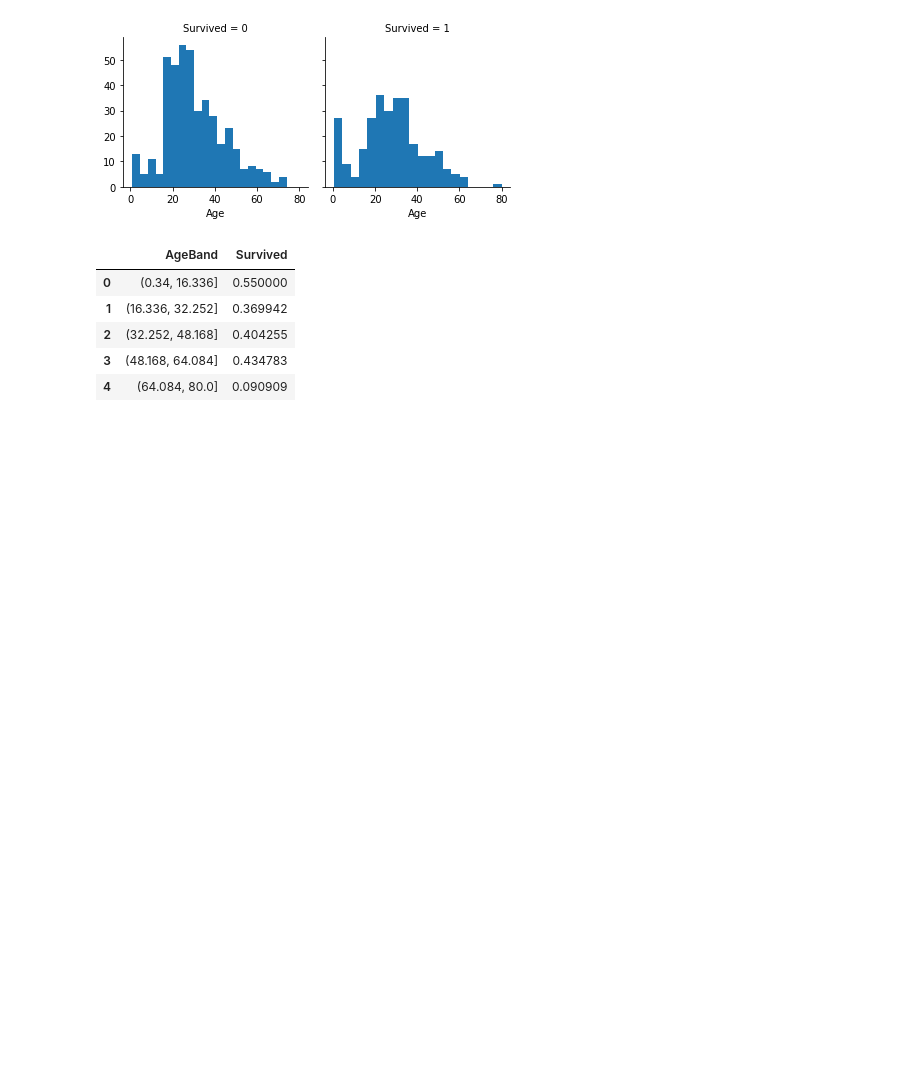
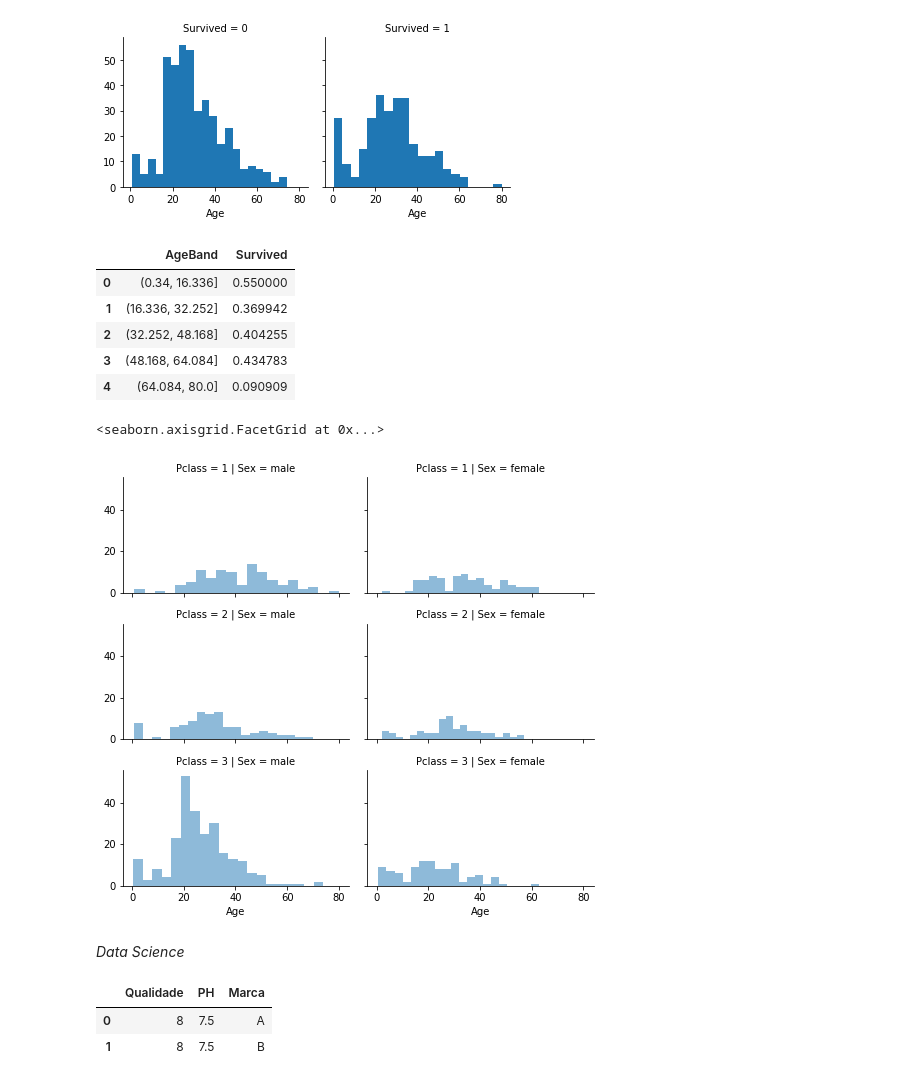
Before and after one commit to miguel-filho/Agente-Reativo-Baseado-em-Modelo, a Jupyter notebook: Trabalho_Numpy_Pandas_(Miguel).ipynb, the cells around one changed output. Saved outputs shown, nothing was run; the diff lists cells and outputs as text; code cells hidden in the pictures; blank space fills up the shorter version.

```diff
--- a/Trabalho_Numpy_Pandas_(Miguel).ipynb
+++ b/Trabalho_Numpy_Pandas_(Miguel).ipynb
@@ -452,3 +475,29 @@ train_df[['AgeBand', 'Survived']].groupby(['AgeBand'], as_index=False).mean().so
 | 2 | (32.252, 48.168] | 0.404255 |
 | 3 | (48.168, 64.084] | 0.434783 |
 | 4 | (64.084, 80.0] | 0.090909 |
+# %%
+# Correlação de recursos múltiplos
+# A taxa de sobrevivência de Pclass = 1 é maior, a taxa de sobrevivência de Pcclass = 3 é menor e o valor de Pclass é inversamente proporcional à idade.
+
+grid = sns.FacetGrid(train_df, row='Pclass', col='Sex', size=2.2, aspect=1.6)
+grid.map(plt.hist, 'Age', alpha=.5, bins=20)
+grid.add_legend()
+# %% [output]
+<seaborn.axisgrid.FacetGrid at 0x...>
+[figure, added]
+# %%
+# Exibir conteúdo HTML
+from IPython.display import display, HTML
+display(HTML('<i> Data Science </i>'))
+# %% [output]
+Data Science
+# %%
+# Create a DataFrame (Ex.)
+df_pd = pd.DataFrame(
+[ [8, 7.5, 'A'], [8, 7.5, 'B'] ],
+columns=['Qualidade', 'PH', 'Marca'])
+df_pd
+# %% [output]
+|  | Qualidade | PH | Marca |
+| 0 | 8 | 7.5 | A |
+| 1 | 8 | 7.5 | B |
```
Also changed, not shown: parts of 7 cells of this notebook.
